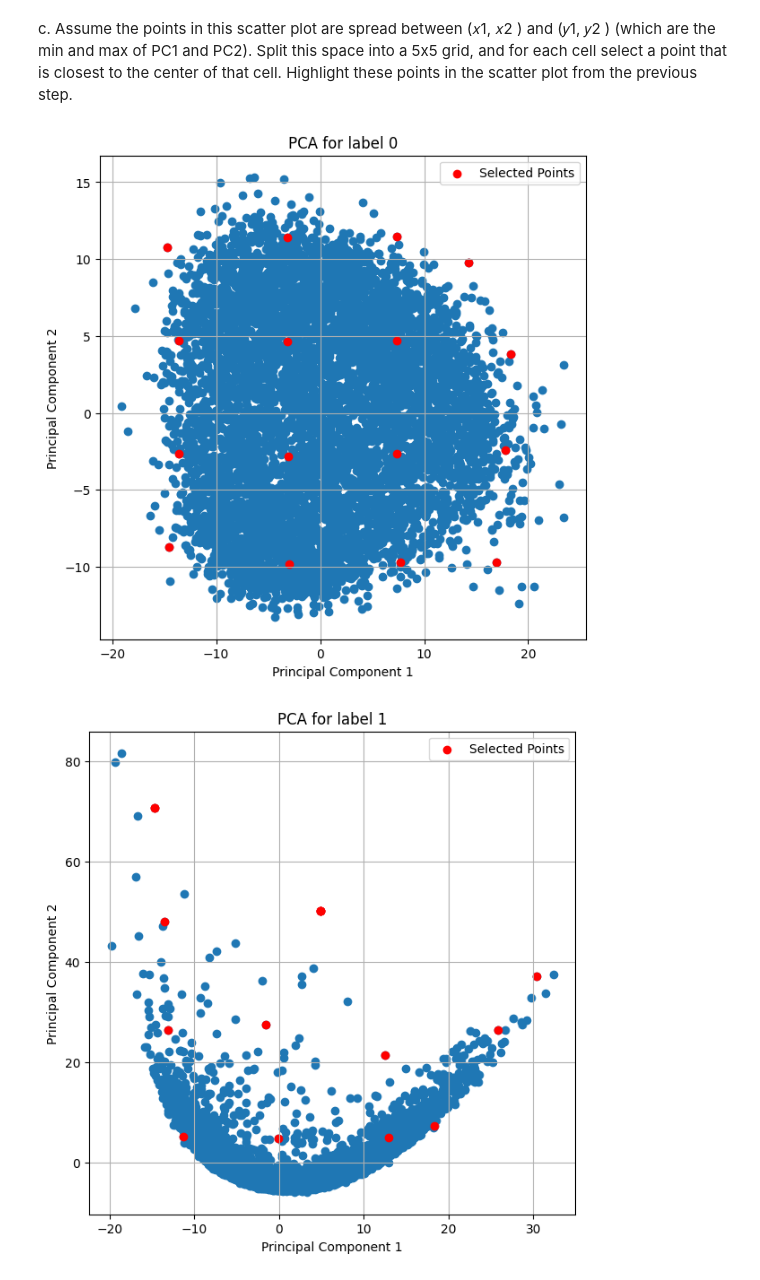
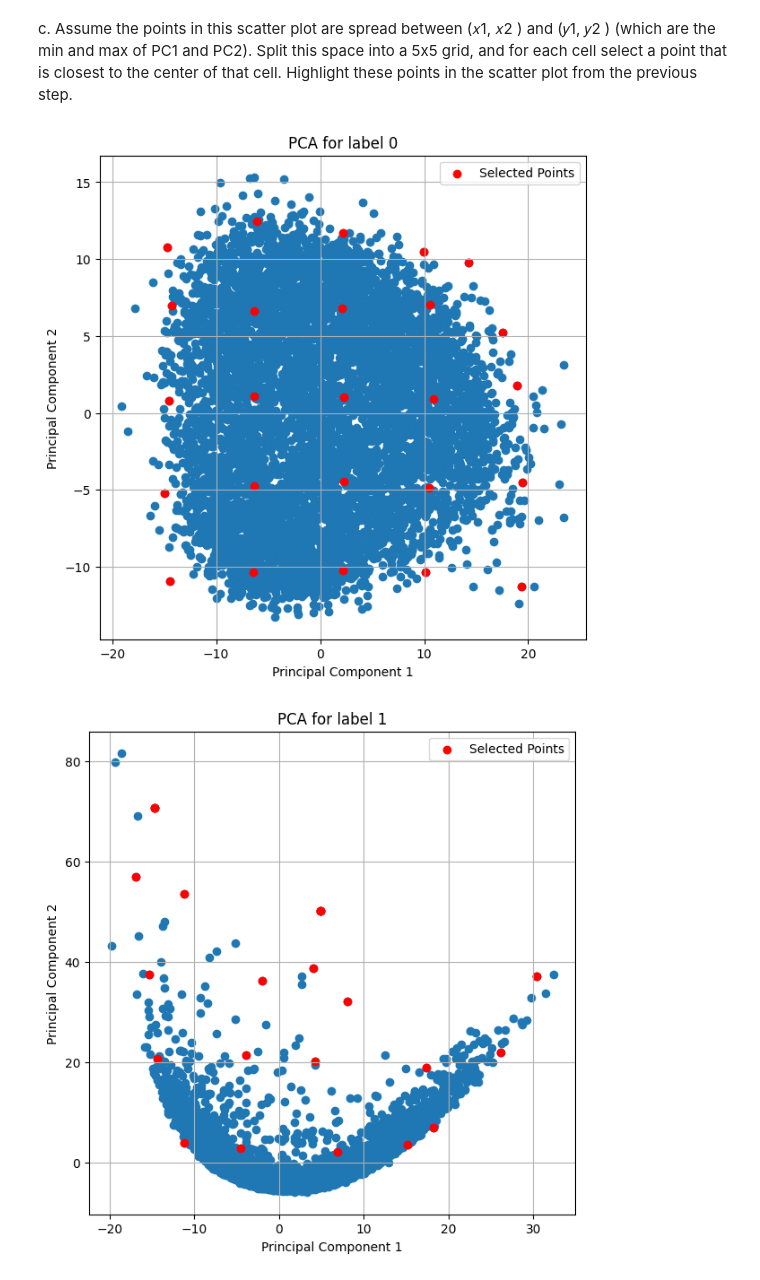
Before and after one commit to MahdiAnvarii/MachineLearning-Homeworks, a Jupyter notebook: HW02/Q2/Q2.ipynb, the cells around one changed output. Cells and saved outputs as stored; diff of their text form; code cells hidden in the pictures.

```diff
--- a/HW02/Q2/Q2.ipynb
+++ b/HW02/Q2/Q2.ipynb
@@ -23,9 +24,11 @@ print((X_all.shape))
 print((Y_all.shape))
 
 Sets = [[] for _ in range(10)]
+Sets2 = [[] for _ in range(10)]
 for i in range(len(X_all)):
     label = Y_all[i]
     Sets[label].append(X_all[i])
+    Sets2[label].append(X_all[i])
 
 for i in range(10):
     print(f"Length of label {i} is: ",len(Sets[i]))
@@ -47,6 +50,7 @@ a. Flatten the pictures and apply PCA
 # %%
 for i in range(10):
     Sets[i] = np.array(Sets[i])
+    Sets2[i] = np.array(Sets[i])
 print(Sets[0].shape)
 for i in range(10):
     Sets[i] = (Sets[i]).reshape(Sets[i].shape[0],-1)
@@ -104,38 +106,40 @@ are the min and max of PC1 and PC2). Split this space into a 5x5 grid, and for e
 cell select a point that is closest to the center of that cell. Highlight these points in the
 scatter plot from the previous step.
 # %%
+PointsList = []
 for s in range(10):
     x1, x2 = np.min(PCASets[s][:, 0]), np.max(PCASets[s][:, 0])
     y1, y2 = np.min(PCASets[s][:, 1]), np.max(PCASets[s][:, 1])
     #print(x1,x2)
     #print(y1,y2)
 
-    gridX = np.linspace(x1, x2, 5)
-    gridY = np.linspace(y1, y2, 5)
+    gridX = np.linspace(x1, x2, 6)
+    gridY = np.linspace(y1, y2, 6)
     #print(gridX)
     #print(gridY)
 
     Points = []
     for i in range(len(gridX)-1):
         for j in range(len(gridY)-1):
             centerX = (gridX[i] + gridX[i+1]) / 2
             centerY = (gridY[j] + gridY[j+1]) / 2
             distance = np.sqrt((PCASets[s][:, 0] - centerX)**2 + (PCASets[s][:, 1] - centerY)**2)
             closest = np.argmin(distance)
             Points.append(closest)
+    PointsList.append(Points)
 
     plt.figure(figsize=(7, 7))
     plt.scatter(PCASets[s][:, 0], PCASets[s][:, 1])
     plt.xlabel('Principal Component 1')
     plt.ylabel('Principal Component 2')
     plt.title(f'PCA for label {s}')
 
     Points = np.array(Points)
     plt.scatter(PCASets[s][Points, 0], PCASets[s][Points, 1], color='red', marker='o', label='Selected Points')
     plt.legend()
 
     plt.grid(True)
     plt.show()
 # %% [output]
-[figure, old version]
+[figure, new version]
-[figure, old version]
+[figure, new version]
```
Also changed, not shown: parts of 5 cells of this notebook.
